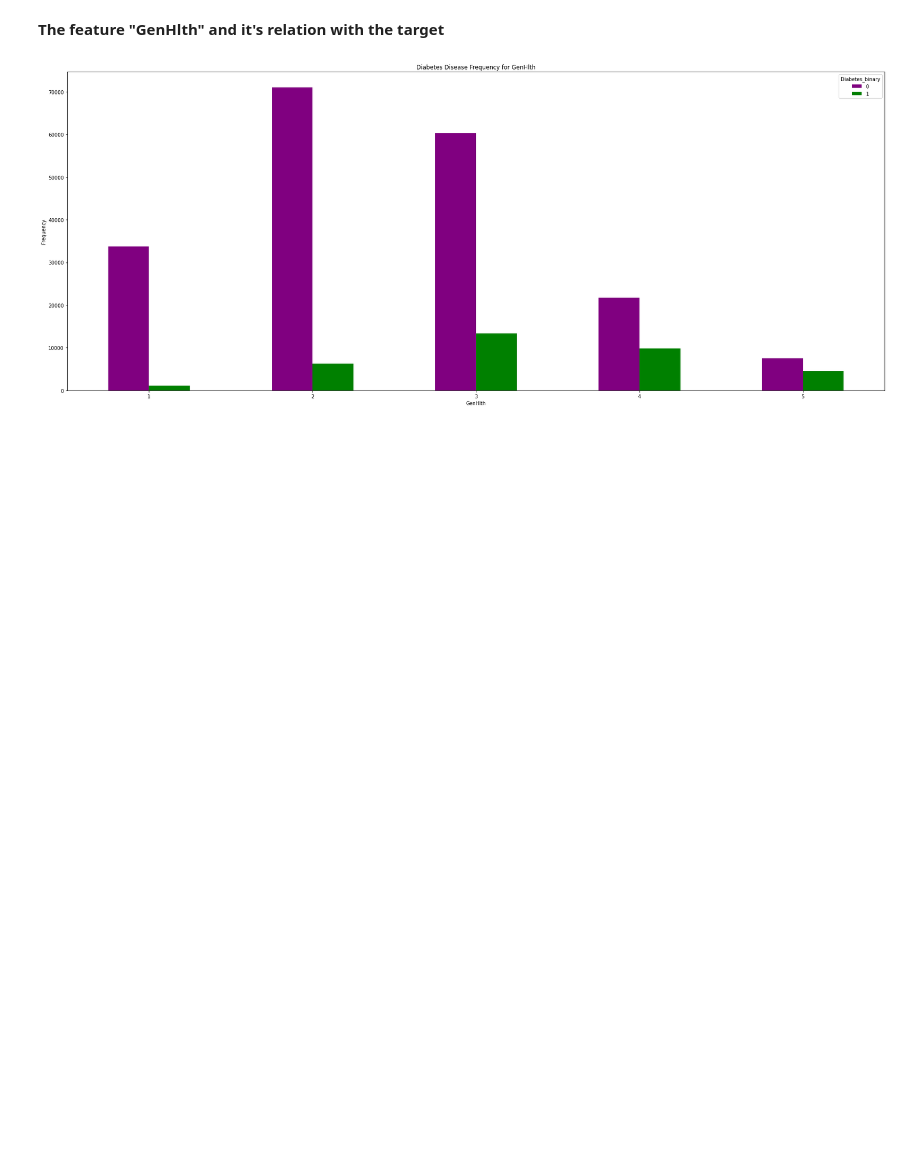
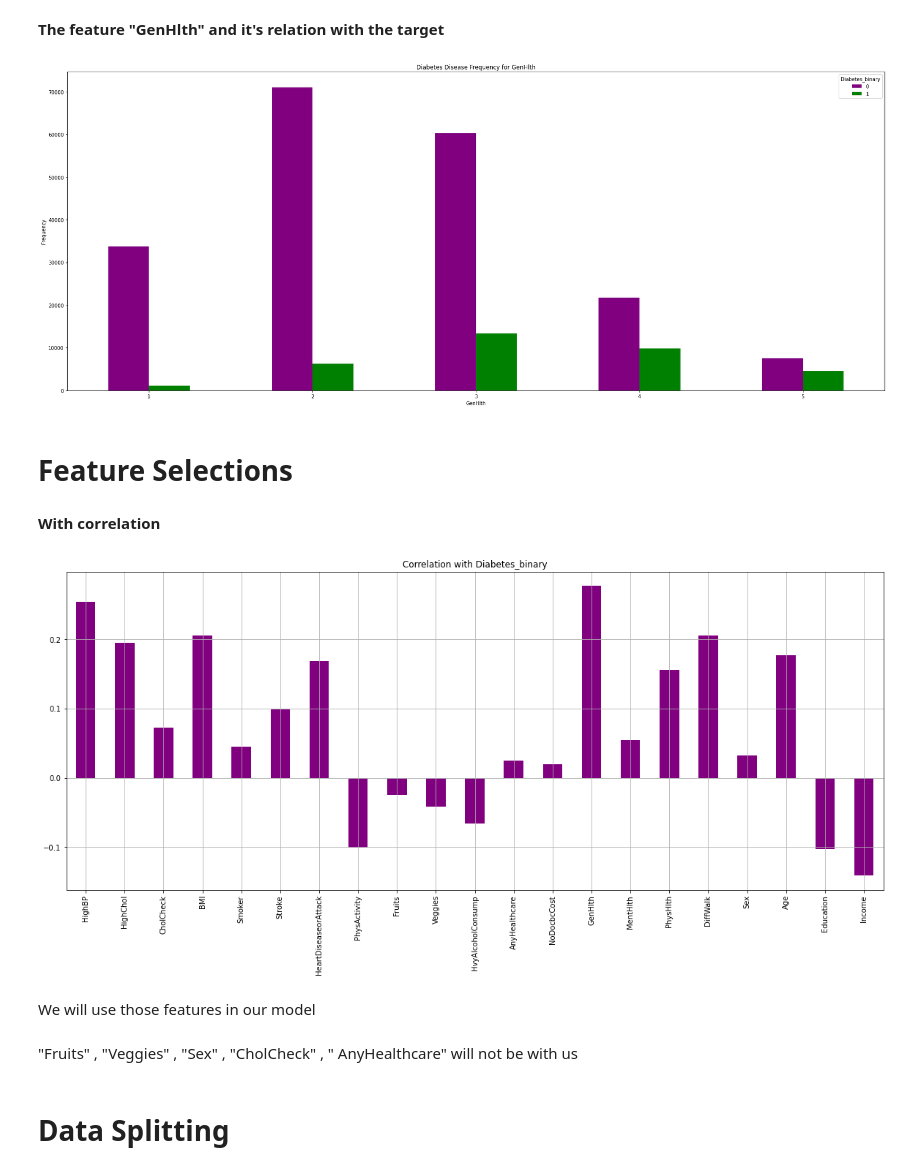
Before and after one commit to usman-kottakkaran/Diabetes-Prediction-System, a Jupyter notebook: DiabetesPrediction01.ipynb, the cells around one changed output. Saved outputs shown, nothing was run; the diff lists cells and outputs as text; code cells hidden in the pictures; blank space fills up the shorter version.

Commit message:
feature selection,data splitting and dealing with imbalancing

```diff
--- a/DiabetesPrediction01.ipynb
+++ b/DiabetesPrediction01.ipynb
@@ -487,3 +487,16 @@ plt.ylabel('Frequency')
 plt.show()
 # %% [output]
 [figure]
+# %% [markdown]
+# Feature Selections
+# %% [markdown]
+**With correlation**
+# %%
+data.drop('Diabetes_binary', axis=1).corrwith(data.Diabetes_binary).plot(kind='bar', grid=True, figsize=(20, 8)
+, title="Correlation with Diabetes_binary",color="Purple");
+# %% [output]
+[figure, added]
+# %% [markdown]
+We will use those features in our model
+# %% [markdown]
+"Fruits" , "Veggies" , "Sex" , "CholCheck" , " AnyHealthcare" will not be with us
@@ -489,0 +507,2 @@ plt.show()
+# %% [markdown]
+# Data Splitting
```
Also changed, not shown: parts of 16 cells of this notebook, 1 other file.
